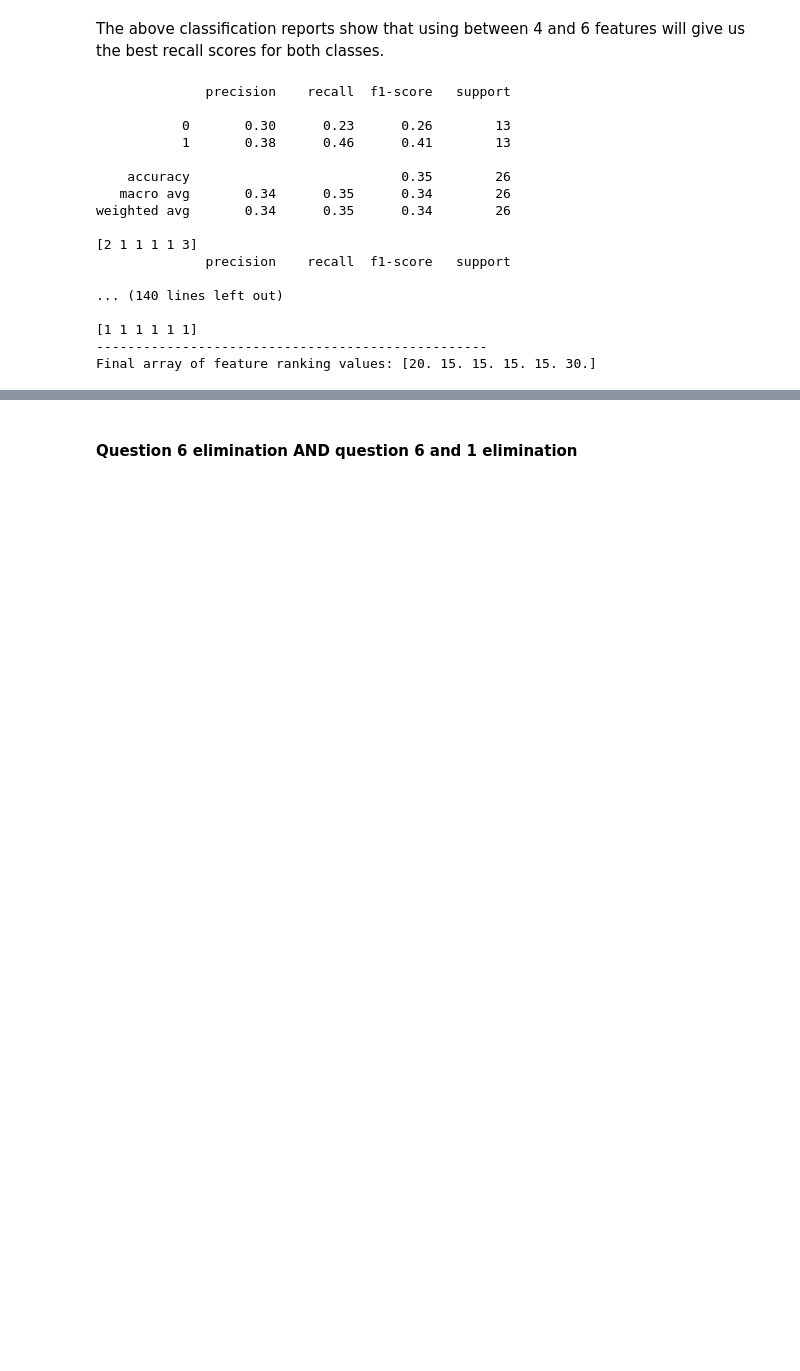
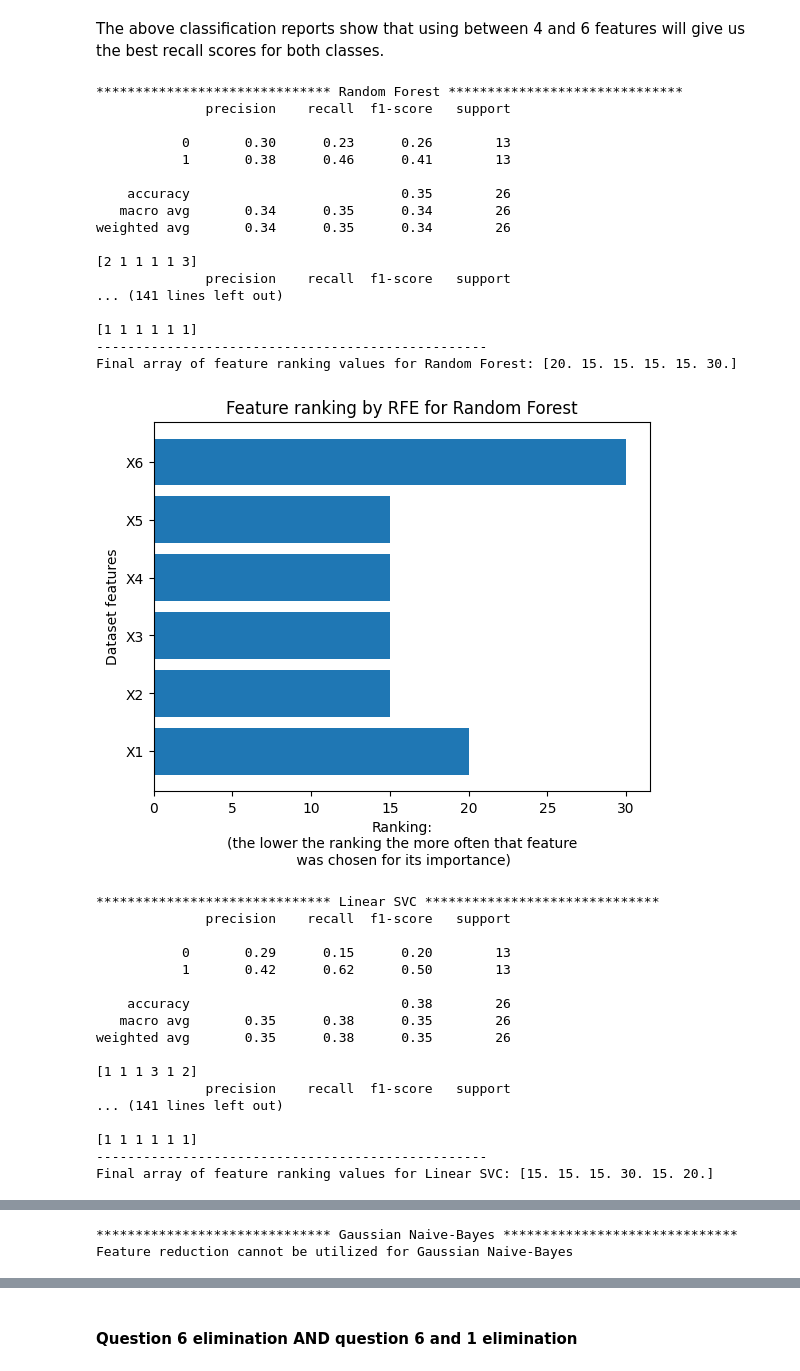
Before and after one commit to SmittyB00p/yAwe0UFmtLBhlMeG, a Jupyter notebook: models.ipynb, the cells around one changed output, grey strips where cells are left out. Drawn from its saved outputs; the diff is of its cells as text; code cells hidden in the pictures; blank space fills up the shorter version.

```diff
--- a/models.ipynb
+++ b/models.ipynb
@@ -662,11 +687,16 @@ As of now, the models that are performing the best are the hyperparameter-tuned
 # %%
 from sklearn.feature_selection import RFE, RFECV
 
-for i in range(1,X.shape[1]+1):
-    print(f"{'*'*20} {i} feature(s) used {'*'*20}")
-    selector = RFE(estimator=hyperopt_trained_models['Random Forest'], n_features_to_select=i, step=1)
-    selector.fit(X_train_rf, y_train_rf)
-    y_pred = selector.predict(X_test_rf)
-    print(classification_report(y_test, y_pred))
-    # print(selector.ranking_)
+for name, model in final_models_list.items():
+    print(f"{'*'*30} {name} {'*'*30}")
+    try:
+        for i in range(1,X.shape[1]+1):
+            print(f"{'*'*20} {i} feature(s) used {'*'*20}")
+            selector = RFE(estimator=model, n_features_to_select=i, step=1)
+            selector.fit(X_train_rf, y_train_rf)
+            y_pred = selector.predict(X_test_rf)
+            print(classification_report(y_test, y_pred))
+            # print(selector.ranking_)
+    except:
+        print(f'Feature reduction cannot be utilized for {name}.')
 # %% [output]
@@ -690,34 +720,62 @@ weighted avg       0.62      0.62      0.61        26
 # %% [markdown]
 The above classification reports show that using between 4 and 6 features will give us the best recall scores for both classes.
 # %%
-array = np.zeros(shape=(df.iloc[:, 1:].shape[1]))
+for name, model in final_models_list.items():
+    try:
+        print(f"{'*'*30} {name} {'*'*30}")
+        array = np.zeros(shape=(df.iloc[:, 1:].shape[1]))
+        for i in range(5):
+            for i in range(4,7):
+                selector = RFE(estimator=model, n_features_to_select=i, step=1)
+                selector.fit(X_train_rf, y_train_rf)
+                y_pred = selector.predict(X_test_rf)
+                print(classification_report(y_test, y_pred))
+                rank = np.array(selector.ranking_)
+                print(rank)
+                array += rank
+            print('-'*50)
+        print(f"Final array of feature ranking values for {name}: {array}\n")
 
-for i in range(5):
-    for i in range(4,7):
-        selector = RFE(estimator=hyperopt_trained_models['Random Forest'], n_features_to_select=i, step=1)
-        selector.fit(X_train_rf, y_train_rf)
-        y_pred = selector.predict(X_test_rf)
-        print(classification_report(y_test, y_pred))
-        rank = np.array(selector.ranking_)
-        print(rank)
-        array += rank
-    print('-'*50)
-print(f"Final array of feature ranking values: {array}")
+        plt.barh(y=X.columns, width=array)
+        plt.title(f'Feature ranking by RFE for {name}')
+        plt.xlabel('Ranking:\n(the lower the ranking the more often that feature\n was chosen for its importance)')
+        plt.ylabel('Dataset features')
+        plt.show()
+    except:
+        print(f'Feature reduction cannot be utilized for {name}')
 # %% [output]
+****************************** Random Forest ******************************
               precision    recall  f1-score   support
 
            0       0.30      0.23      0.26        13
            1       0.38      0.46      0.41        13
 
     accuracy                           0.35        26
    macro avg       0.34      0.35      0.34        26
 weighted avg       0.34      0.35      0.34        26
 
 [2 1 1 1 1 3]
               precision    recall  f1-score   support
-
-... (140 lines left out)
+... (141 lines left out)
 
 [1 1 1 1 1 1]
 --------------------------------------------------
-Final array of feature ranking values: [20. 15. 15. 15. 15. 30.]
+Final array of feature ranking values for Random Forest: [20. 15. 15. 15. 15. 30.]
+[figure, added]
+****************************** Linear SVC ******************************
+              precision    recall  f1-score   support
+
+           0       0.29      0.15      0.20        13
+           1       0.42      0.62      0.50        13
+
+    accuracy                           0.38        26
+   macro avg       0.35      0.38      0.35        26
+weighted avg       0.35      0.38      0.35        26
+
+[1 1 1 3 1 2]
+              precision    recall  f1-score   support
+... (141 lines left out)
+
+[1 1 1 1 1 1]
+--------------------------------------------------
+Final array of feature ranking values for Linear SVC: [15. 15. 15. 30. 15. 20.]
@@ -723,0 +783,2 @@ Final array of feature ranking values: [20. 15. 15. 15. 15. 30.]
+****************************** Gaussian Naive-Bayes ******************************
+Feature reduction cannot be utilized for Gaussian Naive-Bayes
```
Also changed, not shown: parts of 42 cells of this notebook.
